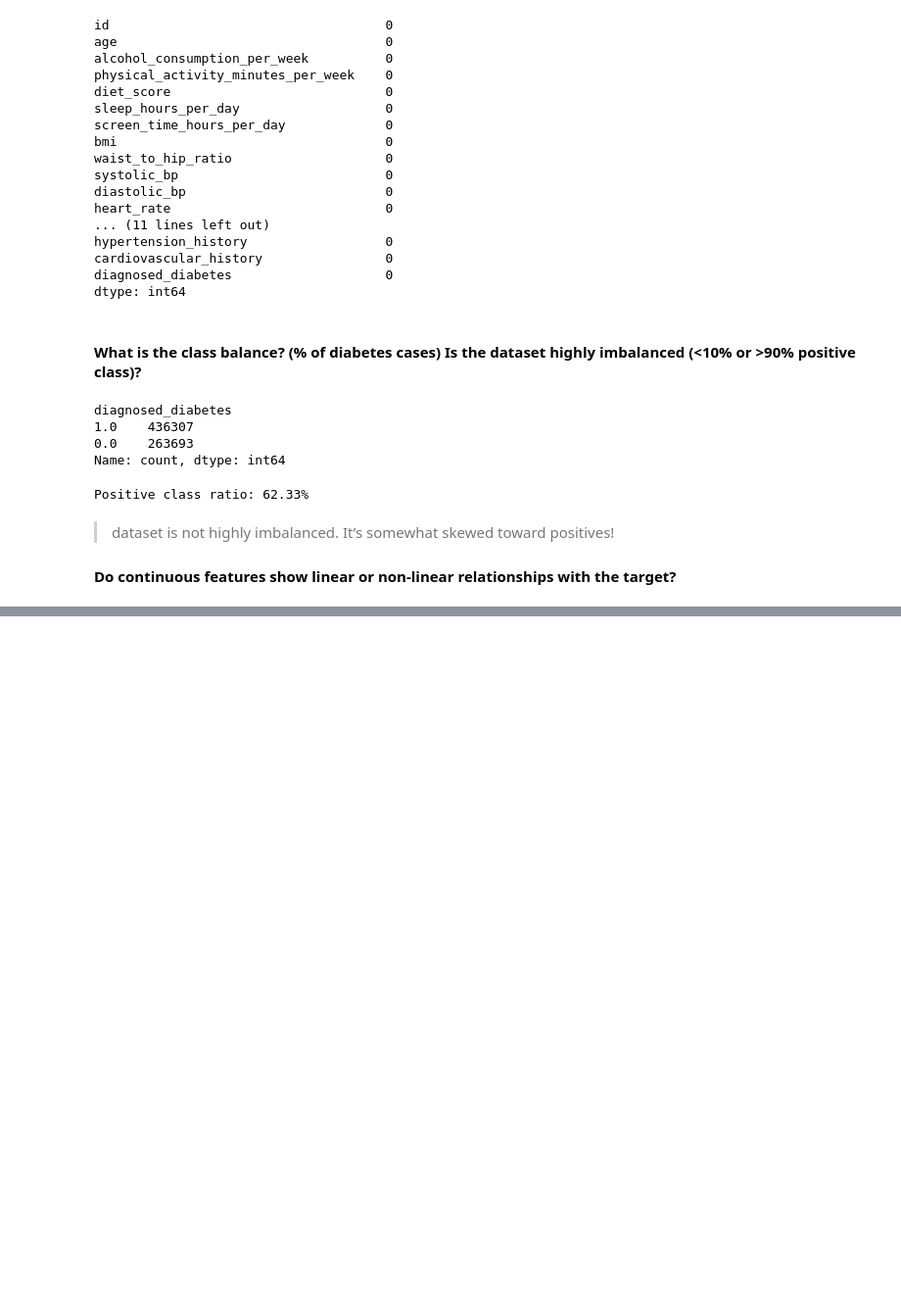
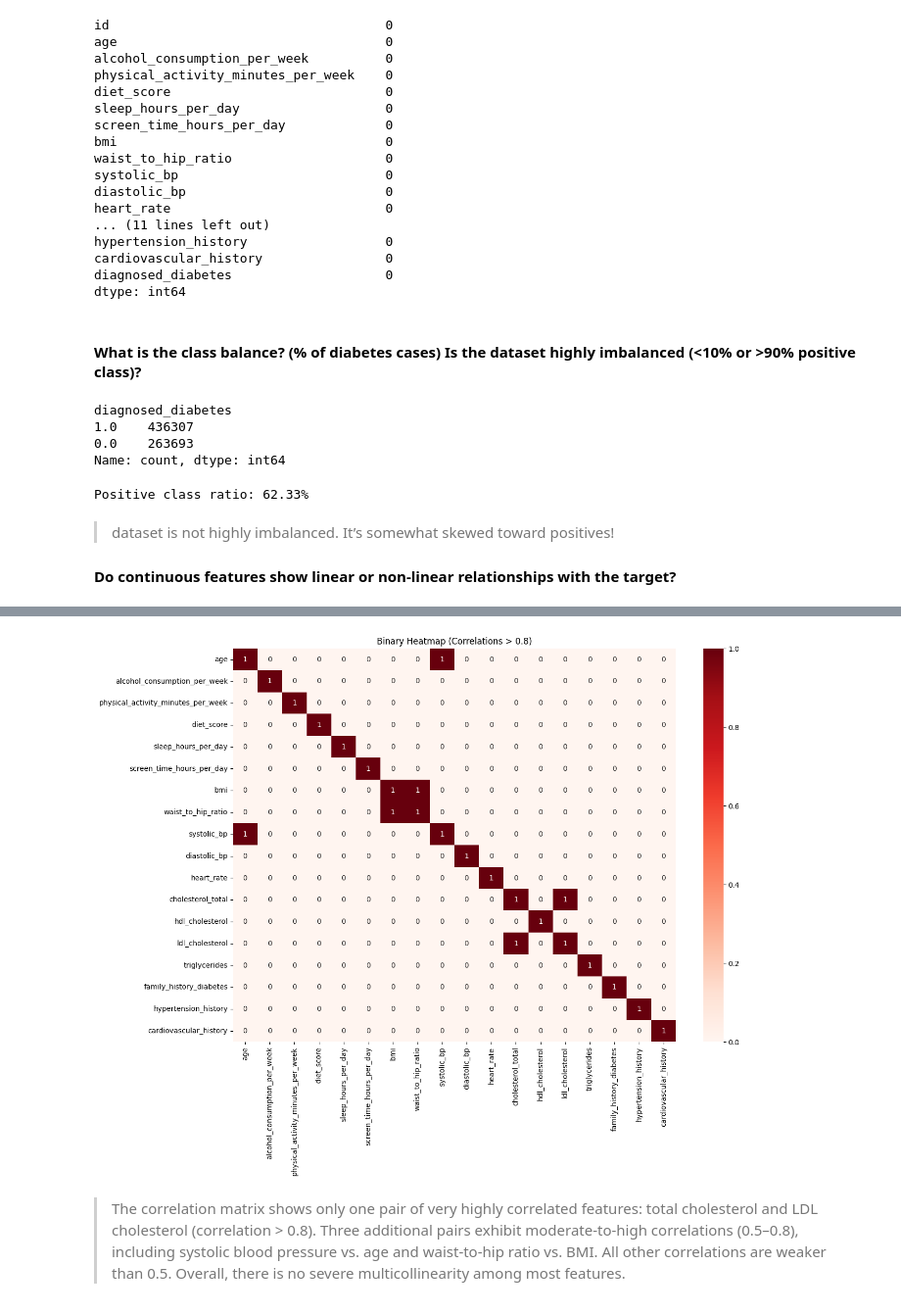
Before and after one commit to Darknight47/Kaggle-Competitions, a Jupyter notebook: Diabetes Prediction Challenge/data_understanding.ipynb, the cells around one changed output, grey strips where cells are left out. Shown: that part at 98% size. Cells and saved outputs as stored; diff of their text form; code cells hidden in the pictures; blank space fills up the shorter version.

```diff
--- a/Diabetes Prediction Challenge/data_understanding.ipynb
+++ b/Diabetes Prediction Challenge/data_understanding.ipynb
@@ -56,3 +212,14 @@ Positive class ratio: 62.33%
+# %%
+plt.figure(figsize=(14,10))
+sns.heatmap(df[numeric_cols].corr().abs() > 0.5,
+            annot=True,
+            cmap='Reds')
+plt.title("Binary Heatmap (Correlations > 0.8)")
+plt.show()
+# %% [output]
+[figure, added]
+# %% [markdown]
+> The correlation matrix shows only one pair of very highly correlated features: total cholesterol and LDL cholesterol (correlation > 0.8). Three additional pairs exhibit moderate-to-high correlations (0.5–0.8), including systolic blood pressure vs. age and waist-to-hip ratio vs. BMI. All other correlations are weaker than 0.5. Overall, there is no severe multicollinearity among most features.
 # %%
 df.head(2)
 # %% [output]
```
Also changed, not shown: parts of 16 cells of this notebook.
